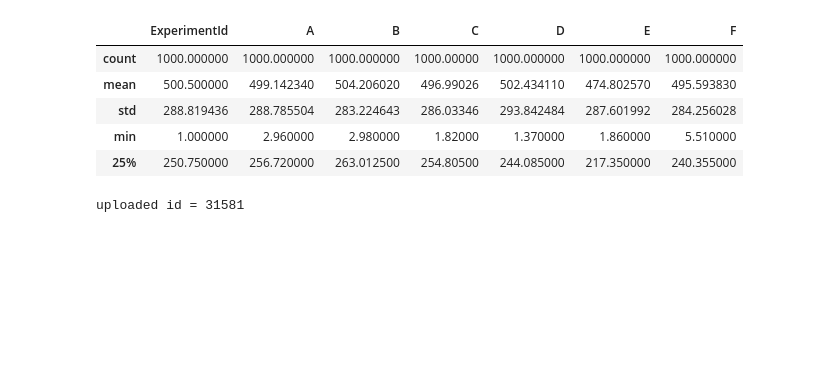
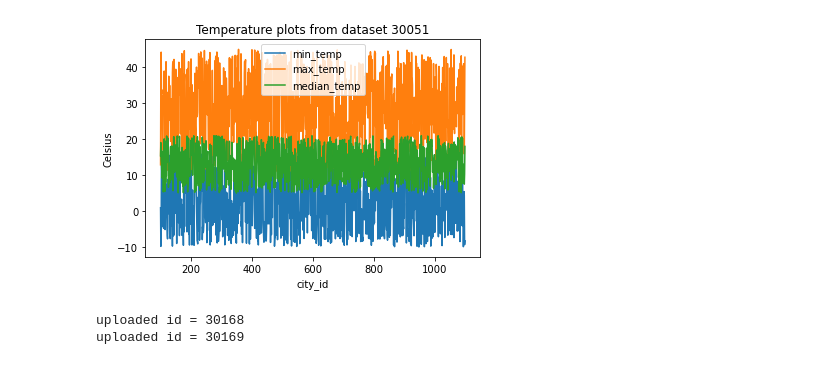
Before and after one commit to rspace-os/rspace-client-python, a Jupyter notebook: InstrumentDatav1.ipynb, the cells around one changed output. Drawn from its saved outputs; the diff is of its cells as text; code cells hidden in the pictures; blank space fills up the shorter version.

Commit message:
working instrument data script

```diff
--- a/InstrumentDatav1.ipynb
+++ b/InstrumentDatav1.ipynb
@@ -8,3 +1,9 @@ URL="https://pangolin8085.researchspace.com"
+# %%
+### in real usage set as environment variables
+API_KEY="4FmuGC6OCVlW8QqNNz448PEMCutJtgBL"
+URL="https://demos.researchspace.com"
+#API_KEY=sys.env('DEMOS_API_KEY')
+URL="https://demos.researchspace.com"
 # %%
 
 import rspace_client
@@ -12,7 +11,7 @@ import rspace_client
 api = rspace_client.Client(URL, API_KEY)
 
 ## gleaned from the UI, or search
-fileId = 31580
+fileId = 30051
 file_name = api.get_file_info(fileId)['name']
 
 ## retrieve from RSpace - either as file or into a stream
@@ -20,21 +19,25 @@ spectro_results = api.download_file(fileId, file_name)
 # %%
 import pandas as pd;
 df = pd.read_csv(file_name)
 ##....analyse the data
 summary_stats = df.describe()
 summary_stats.head()
+df = df.set_index('city_id')
+plot = df.plot(ylabel='Celsius', title=f'Temperature plots from dataset {fileId}')
+img_f= f'Temperature_per_city-{fileId}'
+plot.get_figure().savefig(img_f)
 # %% [output]
-|  | ExperimentId | A | B | C | D | E | F |
-| count | 1000.000000 | 1000.000000 | 1000.000000 | 1000.00000 | 1000.000000 | 1000.000000 | 1000.000000 |
-| mean | 500.500000 | 499.142340 | 504.206020 | 496.99026 | 502.434110 | 474.802570 | 495.593830 |
-| std | 288.819436 | 288.785504 | 283.224643 | 286.03346 | 293.842484 | 287.601992 | 284.256028 |
-| min | 1.000000 | 2.960000 | 2.980000 | 1.82000 | 1.370000 | 1.860000 | 5.510000 |
-| 25% | 250.750000 | 256.720000 | 263.012500 | 254.80500 | 244.085000 | 217.350000 | 240.355000 |
+[figure, added]
 # %%
 ## and upload
 summary_stats_csv = f'{file_name[:file_name.rindex(".")]}-summarystats.csv'
 summary_stats.to_csv(summary_stats_csv)
-uploaded = api.upload_file(summary_stats_csv)
-print(f"uploaded id = {uploaded['id']}")
+with open(summary_stats_csv, 'rb') as f:
+    uploaded = api.upload_file(f, caption=f"Summary data for {fileId}")
+    print(f"uploaded id = {uploaded['id']}")
+with open(img_f+".png", 'rb') as f:
+    uploaded_image = api.upload_file(f, caption=f"City vs temperature for  {fileId}")
+    print(f"uploaded id = {uploaded_image['id']}")
 # %% [output]
-uploaded id = 31581
+uploaded id = 30168
+uploaded id = 30169
```
Also changed, not shown: parts of 3 cells of this notebook.
